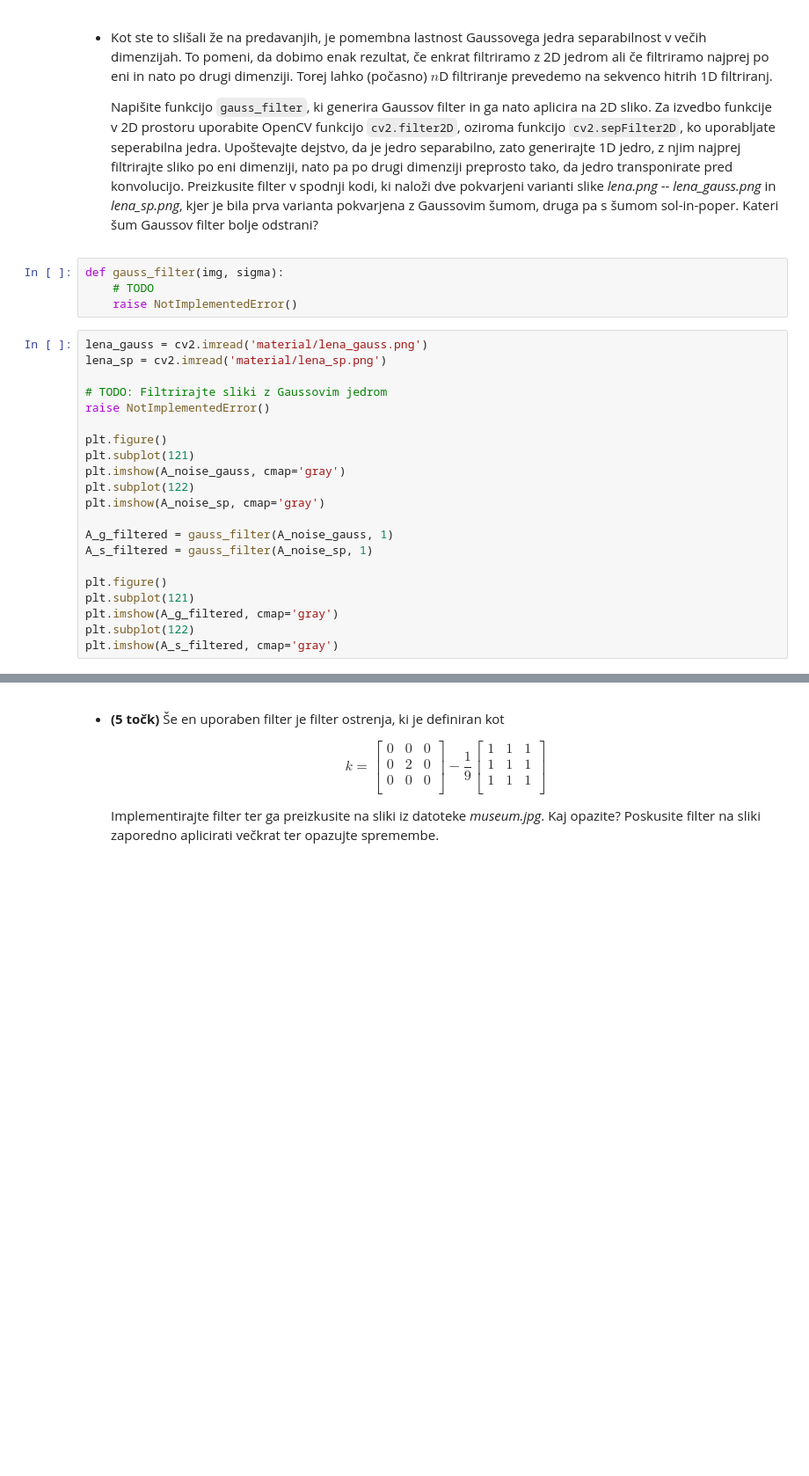
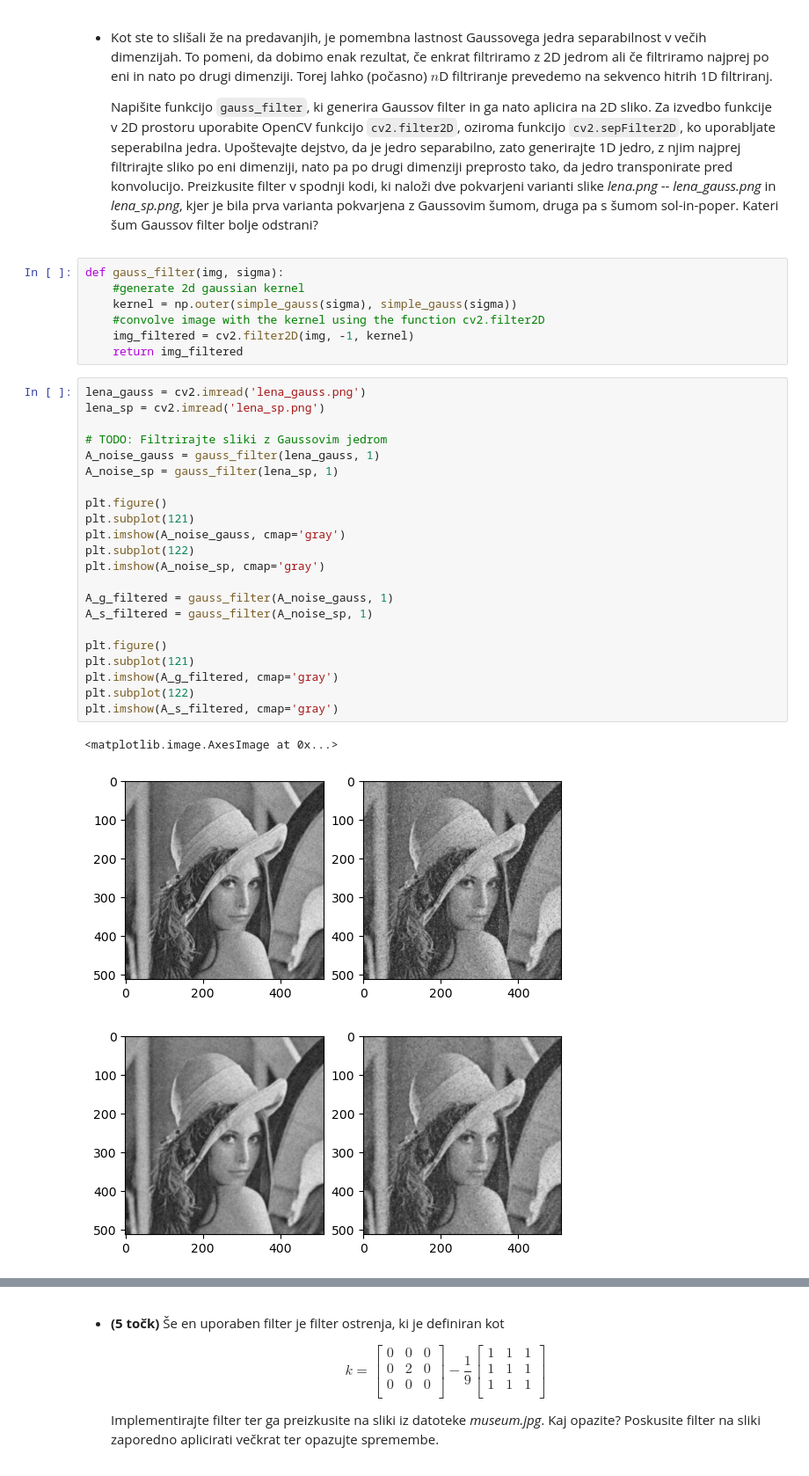
Before and after one commit to TiborKoderman/rrz, a Jupyter notebook: vaja2/vaja2.ipynb, the cells around one changed output, grey strips where cells are left out. Shown at 88% size. Drawn from its saved outputs; the diff is of its cells as text; blank space fills up the shorter version.

```diff
--- a/vaja2/vaja2.ipynb
+++ b/vaja2/vaja2.ipynb
@@ -208,28 +281,36 @@ raise NotImplementedError()
 * Kot ste to slišali že na predavanjih, je pomembna lastnost Gaussovega jedra separabilnost v večih dimenzijah. To pomeni, da dobimo enak rezultat, če enkrat filtriramo z 2D jedrom ali če filtriramo najprej po eni in nato po drugi dimenziji. Torej lahko (počasno) $n$D filtriranje prevedemo na sekvenco hitrih 1D filtriranj.
 
     Napišite funkcijo ``gauss_filter``, ki generira Gaussov filter in ga nato aplicira na 2D sliko. Za izvedbo funkcije v 2D prostoru uporabite OpenCV funkcijo ``cv2.filter2D``, oziroma funkcijo ``cv2.sepFilter2D``, ko uporabljate seperabilna jedra. Upoštevajte dejstvo, da je jedro separabilno, zato generirajte 1D jedro, z njim najprej filtrirajte sliko po eni dimenziji, nato pa po drugi dimenziji preprosto tako, da jedro transponirate pred konvolucijo. Preizkusite filter v spodnji kodi, ki naloži dve pokvarjeni varianti slike *lena.png* -- *lena_gauss.png* in *lena_sp.png*, kjer je bila prva varianta pokvarjena z Gaussovim šumom, druga pa s šumom sol-in-poper. Kateri šum Gaussov filter bolje odstrani?
-# %%
-def gauss_filter(img, sigma):
-    # TODO
-    raise NotImplementedError()
+# %%
+def gauss_filter(img, sigma):
+    #generate 2d gaussian kernel
+    kernel = np.outer(simple_gauss(sigma), simple_gauss(sigma))
+    #convolve image with the kernel using the function cv2.filter2D
+    img_filtered = cv2.filter2D(img, -1, kernel)
+    return img_filtered
 # %%
-lena_gauss = cv2.imread('material/lena_gauss.png')
-lena_sp = cv2.imread('material/lena_sp.png')
+lena_gauss = cv2.imread('lena_gauss.png')
+lena_sp = cv2.imread('lena_sp.png')
 
 # TODO: Filtrirajte sliki z Gaussovim jedrom
-raise NotImplementedError()
+A_noise_gauss = gauss_filter(lena_gauss, 1)
+A_noise_sp = gauss_filter(lena_sp, 1)
 
 plt.figure()
 plt.subplot(121)
 plt.imshow(A_noise_gauss, cmap='gray')
 plt.subplot(122)
 plt.imshow(A_noise_sp, cmap='gray')
 
 A_g_filtered = gauss_filter(A_noise_gauss, 1)
 A_s_filtered = gauss_filter(A_noise_sp, 1)
 
 plt.figure()
 plt.subplot(121)
 plt.imshow(A_g_filtered, cmap='gray')
 plt.subplot(122)
 plt.imshow(A_s_filtered, cmap='gray')
+# %% [output]
+<matplotlib.image.AxesImage at 0x...>
+[figure, added]
+[figure, added]
```
Also changed, not shown: parts of 18 cells of this notebook.
